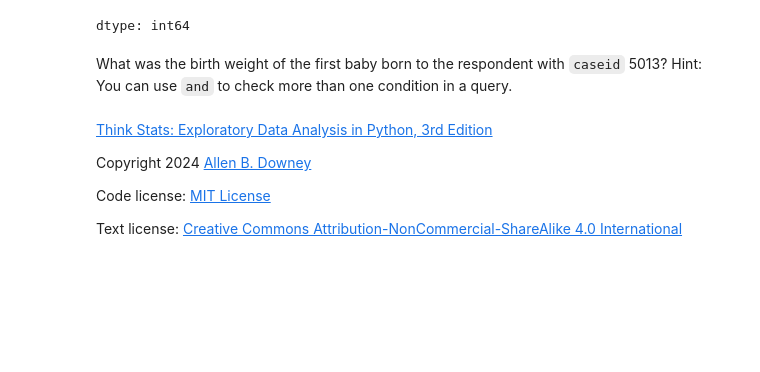
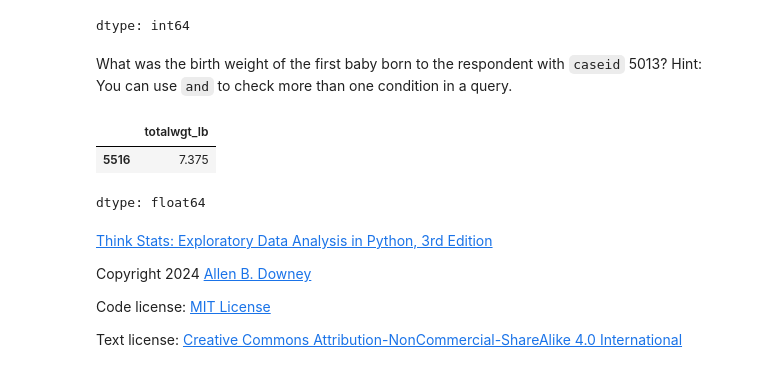
Before and after one commit to tomedds/think_stats_colab, a Jupyter notebook: nb/chap01.ipynb, the cells around one changed output. Drawn from its saved outputs; the diff is of its cells as text; code cells hidden in the pictures; blank space fills up the shorter version.

```diff
--- a/nb/chap01.ipynb
+++ b/nb/chap01.ipynb
@@ -696,6 +696,11 @@ What was the birth weight of the first baby born to the respondent with `caseid`
 Hint: You can use `and` to check more than one condition in a query.
 # %%
 # Solution goes here
+preg.query("caseid == 5013")["totalwgt_lb"].head(1)
+# %% [output]
+|  | totalwgt_lb |
+| 5516 | 7.375 |
+dtype: float64
 # %%
 # Solution goes here
 # %% [markdown]
```
